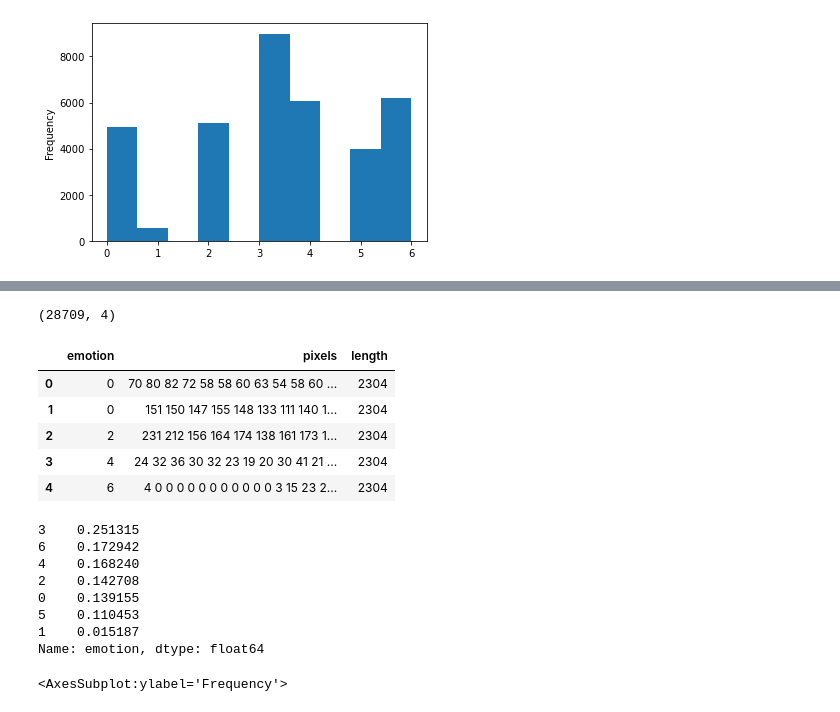
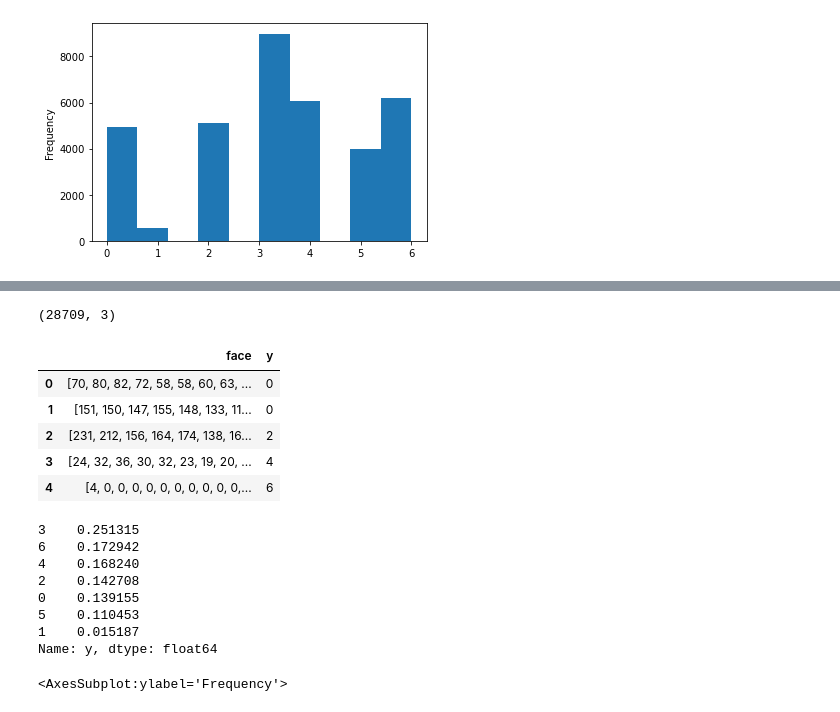
Before and after one commit to jianguo77/ProSyn3, a Jupyter notebook: prosyn3_jgz.ipynb, the cells around one changed output, grey strips where cells are left out. Drawn from its saved outputs; the diff is of its cells as text; code cells hidden in the pictures.

```diff
--- a/prosyn3_jgz.ipynb
+++ b/prosyn3_jgz.ipynb
@@ -79,0 +103,7 @@ df.emotion.plot.hist()
+# %%
+data = df.pixels.apply(lambda x: [int(p) for p in str(x).split(' ')])
+cible = df.emotion
+usage = df.Usage
+# %%
+trans_df = pd.DataFrame({'face': data, 'y': cible, 'Used': usage}, index=df.index)
+trans_df.info()
@@ -80,20 +163,20 @@ df.emotion.plot.hist()
 # %%
-train_set = df[df.Usage == 'Training'].copy()
+train_set = trans_df[trans_df.Used == 'Training'].copy()
 train_set.shape
 # %% [output]
-(28709, 4)
+(28709, 3)
 # %%
-train_set.drop(["Usage"], axis=1, inplace=True)
+train_set.drop(["Used"], axis=1, inplace=True)
 train_set.head()
 # %% [output]
-|  | emotion | pixels | length |
-| 0 | 0 | 70 80 82 72 58 58 60 63 54 58 60 ... | 2304 |
-| 1 | 0 | 151 150 147 155 148 133 111 140 1... | 2304 |
-| 2 | 2 | 231 212 156 164 174 138 161 173 1... | 2304 |
-| 3 | 4 | 24 32 36 30 32 23 19 20 30 41 21 ... | 2304 |
-| 4 | 6 | 4 0 0 0 0 0 0 0 0 0 0 0 3 15 23 2... | 2304 |
+|  | face | y |
+| 0 | [70, 80, 82, 72, 58, 58, 60, 63, ... | 0 |
+| 1 | [151, 150, 147, 155, 148, 133, 11... | 0 |
+| 2 | [231, 212, 156, 164, 174, 138, 16... | 2 |
+| 3 | [24, 32, 36, 30, 32, 23, 19, 20, ... | 4 |
+| 4 | [4, 0, 0, 0, 0, 0, 0, 0, 0, 0, 0,... | 6 |
 # %%
-train_set.emotion.value_counts(normalize=True)
+train_set.y.value_counts(normalize=True)
 # %% [output]
 3    0.251315
 6    0.172942
@@ -102,5 +185,5 @@ train_set.emotion.value_counts(normalize=True)
 0    0.139155
 5    0.110453
 1    0.015187
-Name: emotion, dtype: float64
+Name: y, dtype: float64
 # %%
```
Also changed, not shown: parts of 23 cells of this notebook.
